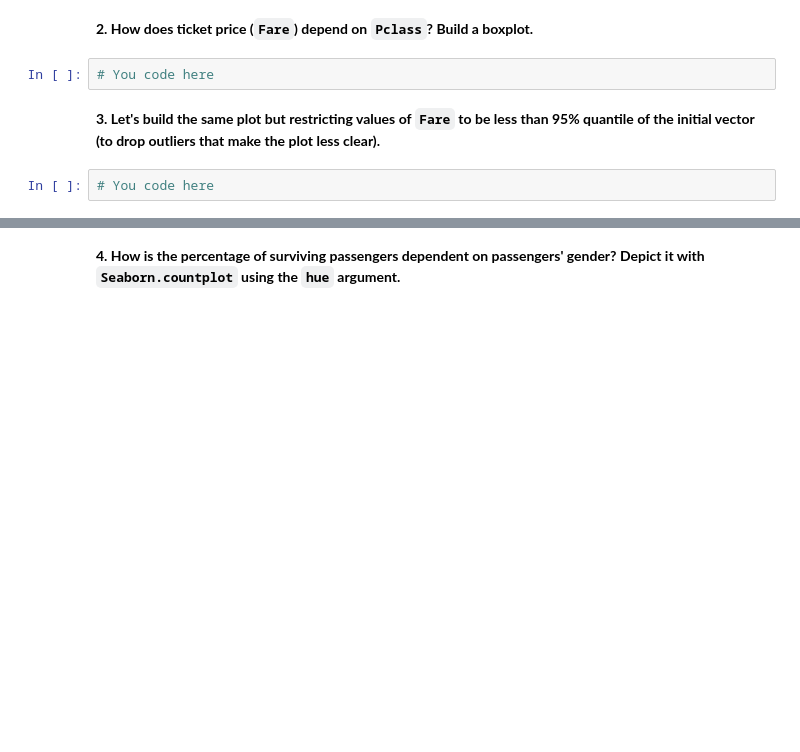
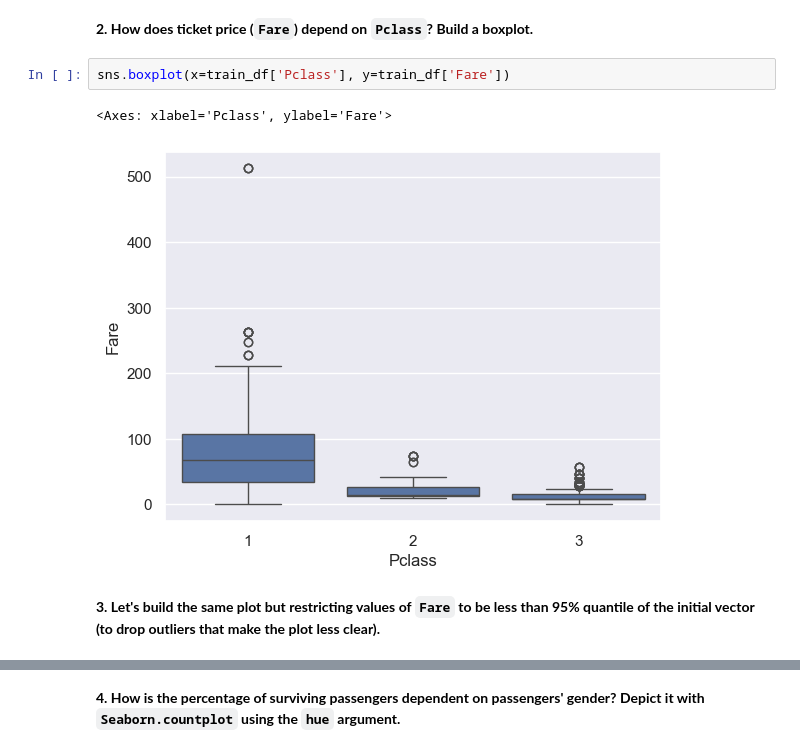
Before and after one commit to KhudyakovGleb/DZ-YADRO, a Jupyter notebook: topic2_titanic_visual.ipynb, the cells around one changed output, grey strips where cells are left out. Saved outputs shown, nothing was run; the diff lists cells and outputs as text; blank space fills up the shorter version.

```diff
--- a/topic2_titanic_visual.ipynb
+++ b/topic2_titanic_visual.ipynb
@@ -35,8 +77,9 @@ train_df.shape
 # %% [markdown]
 **2. How does ticket price (`Fare`) depend on `Pclass`? Build a boxplot.**
-# %%
-# You code here
+# %%
+sns.boxplot(x=train_df['Pclass'], y=train_df['Fare'])
+# %% [output]
+<Axes: xlabel='Pclass', ylabel='Fare'>
+[figure, added]
 # %% [markdown]
 **3. Let's build the same plot but restricting values of `Fare` to be less than 95% quantile of the initial vector (to drop outliers that make the plot less clear).**
-# %%
-# You code here
```
Also changed, not shown: parts of 15 cells of this notebook, 1 other file.
